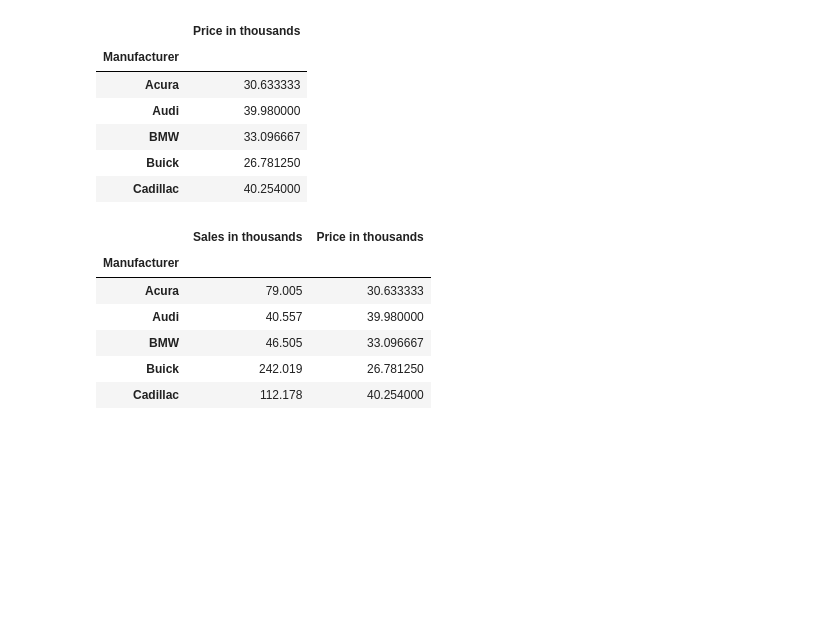
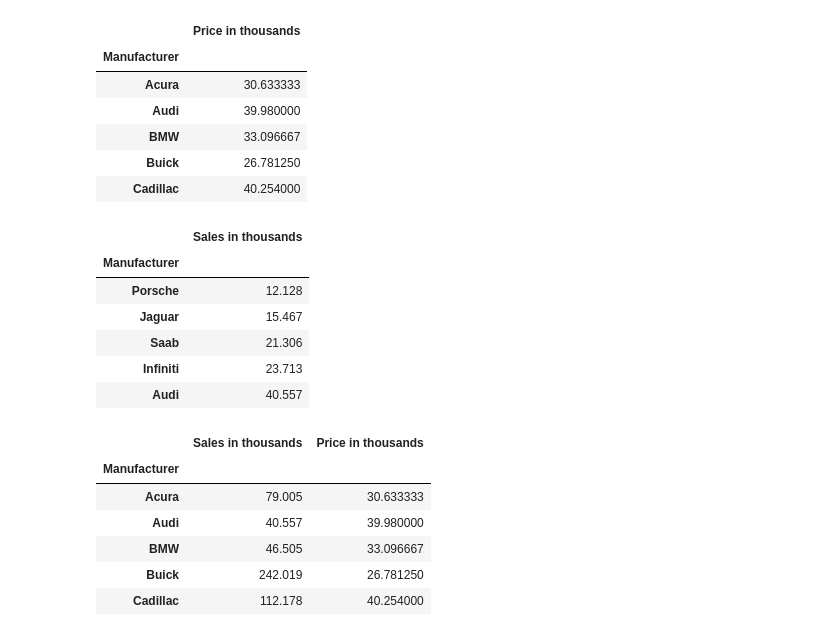
Before and after one commit to CarlosCocuy/ProjectETL, a Jupyter notebook: Project 2 ETL.ipynb, the cells around one changed output. Cells and saved outputs as stored; diff of their text form; code cells hidden in the pictures; blank space fills up the shorter version.

```diff
--- a/Project 2 ETL.ipynb
+++ b/Project 2 ETL.ipynb
@@ -69,6 +84,19 @@ price_df.head()
 | BMW | 33.096667 |
 | Buick | 26.781250 |
 | Cadillac | 40.254000 |
+# %%
+sort_price = price_df.sort_values(by = 'Price in thousands')
+sort_price
+sort_sales = sales_df.sort_values(by = 'Sales in thousands')
+sort_sales.head()
+# %% [output]
+|  | Sales in thousands |
+| Manufacturer |  |
+| Porsche | 12.128 |
+| Jaguar | 15.467 |
+| Saab | 21.306 |
+| Infiniti | 23.713 |
+| Audi | 40.557 |
 # %%
 manufacturer_input=sales_df.merge(price_df, on='Manufacturer')
 
```
Also changed, not shown: parts of 9 cells of this notebook.
